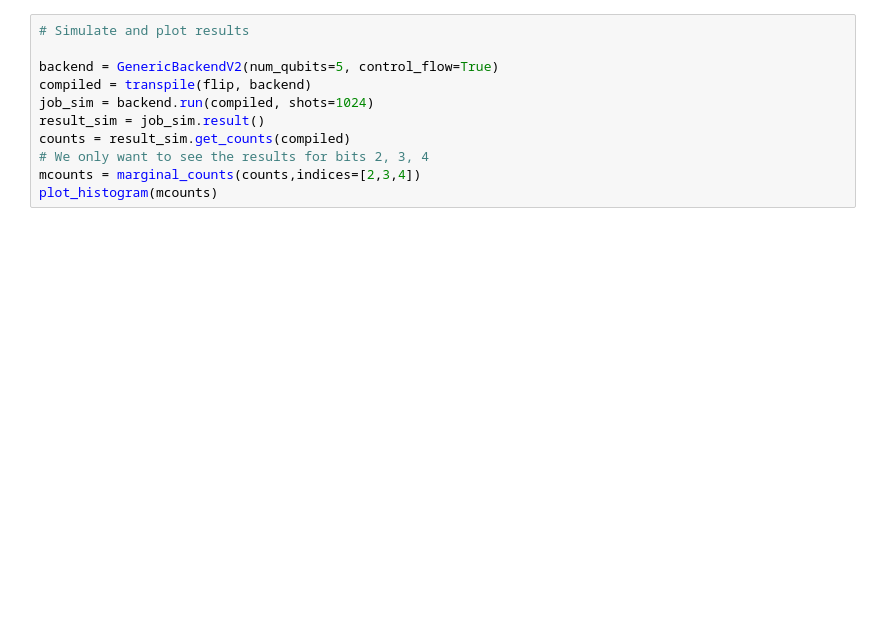
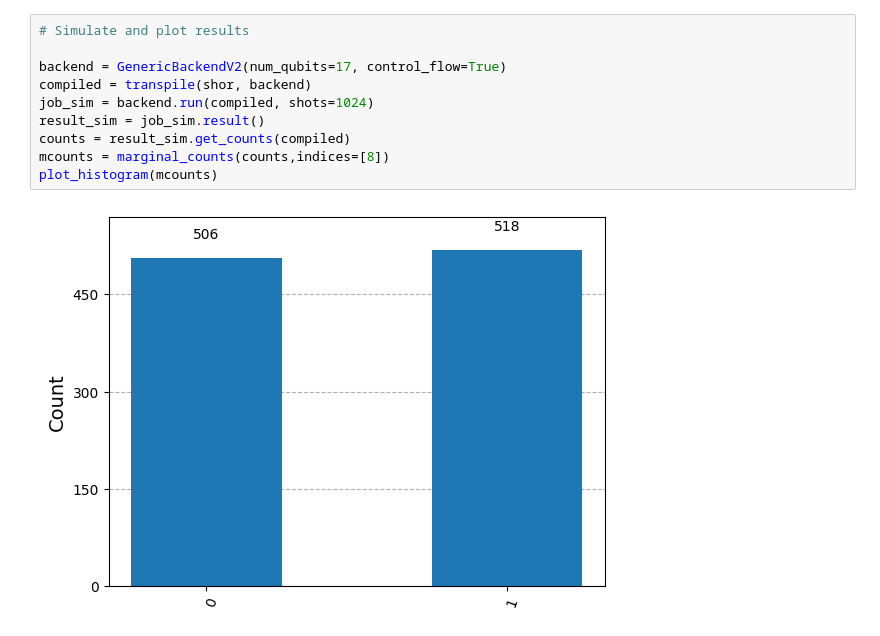
Before and after one commit to KWONGMINGWEI-UOFG/SIT-UofG-QC, a Jupyter notebook: QC-Lab4-C.ipynb, the cells around one changed output. Cells and saved outputs as stored; diff of their text form; blank space fills up the shorter version.

```diff
--- a/QC-Lab4-C.ipynb
+++ b/QC-Lab4-C.ipynb
@@ -44,11 +124,12 @@ import math
 # %%
 # Simulate and plot results
 
-backend = GenericBackendV2(num_qubits=5, control_flow=True)
-compiled = transpile(flip, backend)
+backend = GenericBackendV2(num_qubits=17, control_flow=True)
+compiled = transpile(shor, backend)
 job_sim = backend.run(compiled, shots=1024)
 result_sim = job_sim.result()
 counts = result_sim.get_counts(compiled)
-# We only want to see the results for bits 2, 3, 4
-mcounts = marginal_counts(counts,indices=[2,3,4])
+mcounts = marginal_counts(counts,indices=[8])
 plot_histogram(mcounts)
+# %% [output]
+[figure, added]
```
Also changed, not shown: parts of 1 cell of this notebook.
